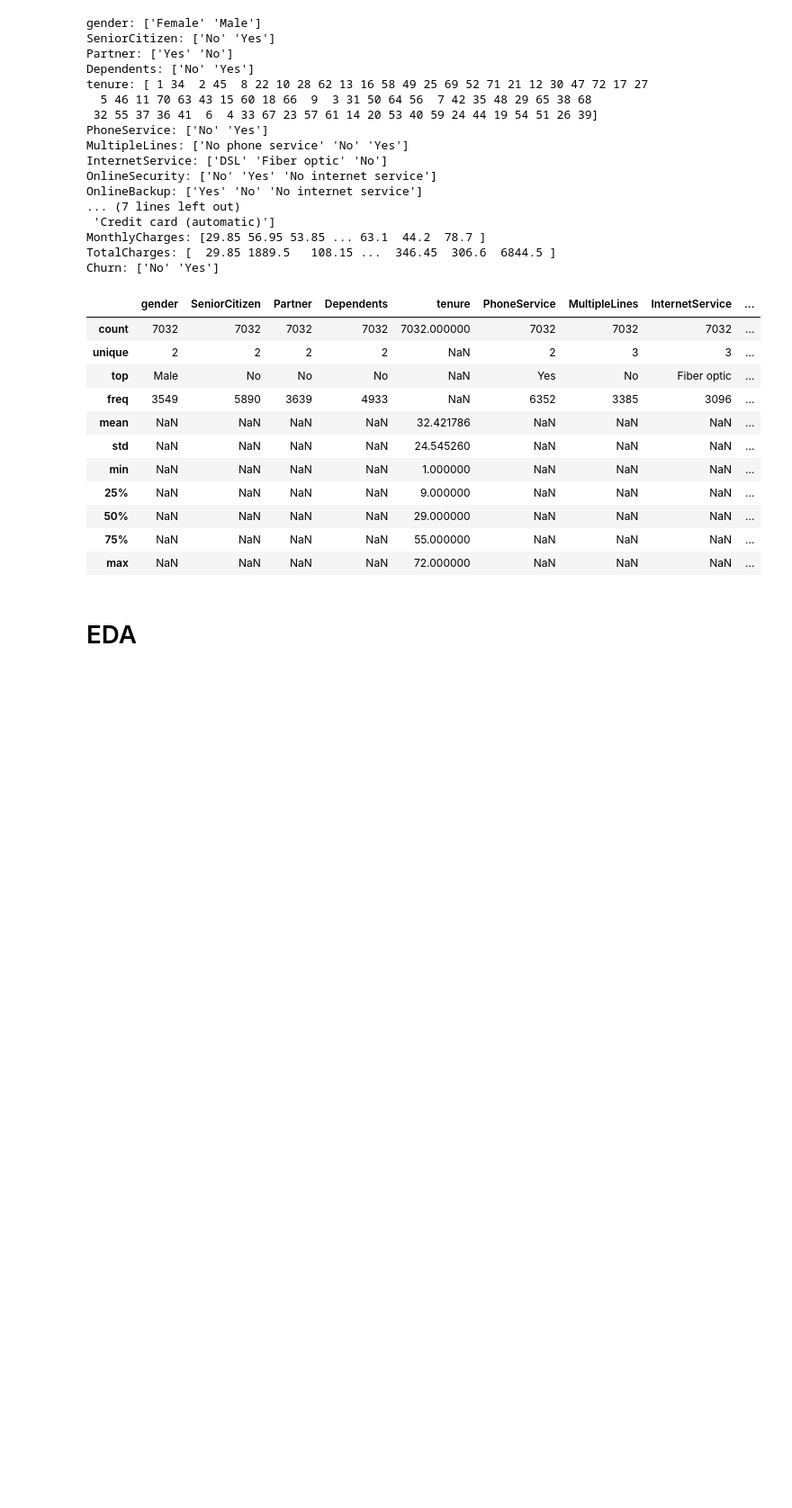
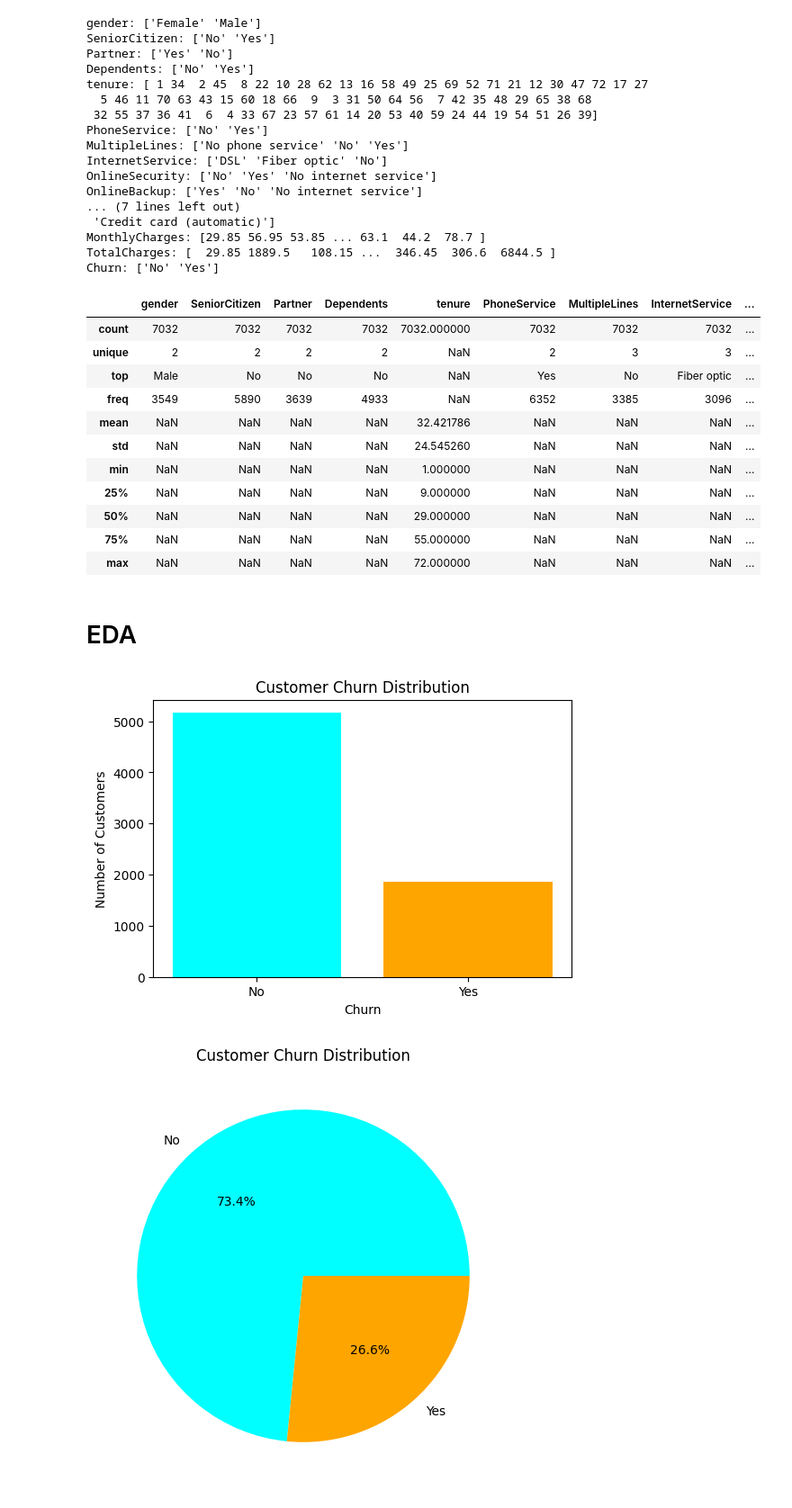
Before and after one commit to itayriche/customer_churn_prediction, a Jupyter notebook: Churn_prediction.ipynb, the cells around one changed output. Shown: that part at 90% size. Saved outputs shown, nothing was run; the diff lists cells and outputs as text; code cells hidden in the pictures; blank space fills up the shorter version.

```diff
--- a/Churn_prediction.ipynb
+++ b/Churn_prediction.ipynb
@@ -201,3 +201,21 @@ df.describe(include='all')
 | max | NaN | NaN | NaN | NaN | 72.000000 | NaN | NaN | NaN | ... |
 # %% [markdown]
 # EDA
+# %%
+# visual how many are churning vs not churning
+churn_counts = df['Churn'].value_counts()
+plt.figure(figsize=(6,4))
+plt.bar(churn_counts.index, churn_counts.values, color=['cyan', 'orange'])
+plt.xlabel('Churn')
+plt.ylabel('Number of Customers')
+plt.title('Customer Churn Distribution')
+plt.show()
+
+# pie chart
+plt.figure(figsize=(6,6))
+plt.pie(churn_counts.values, labels=churn_counts.index, autopct='%1.1f%%', colors=['cyan', 'orange'])
+plt.title('Customer Churn Distribution')
+plt.show()
+# %% [output]
+[figure, added]
+[figure, added]
```
Also changed, not shown: parts of 3 cells of this notebook.
